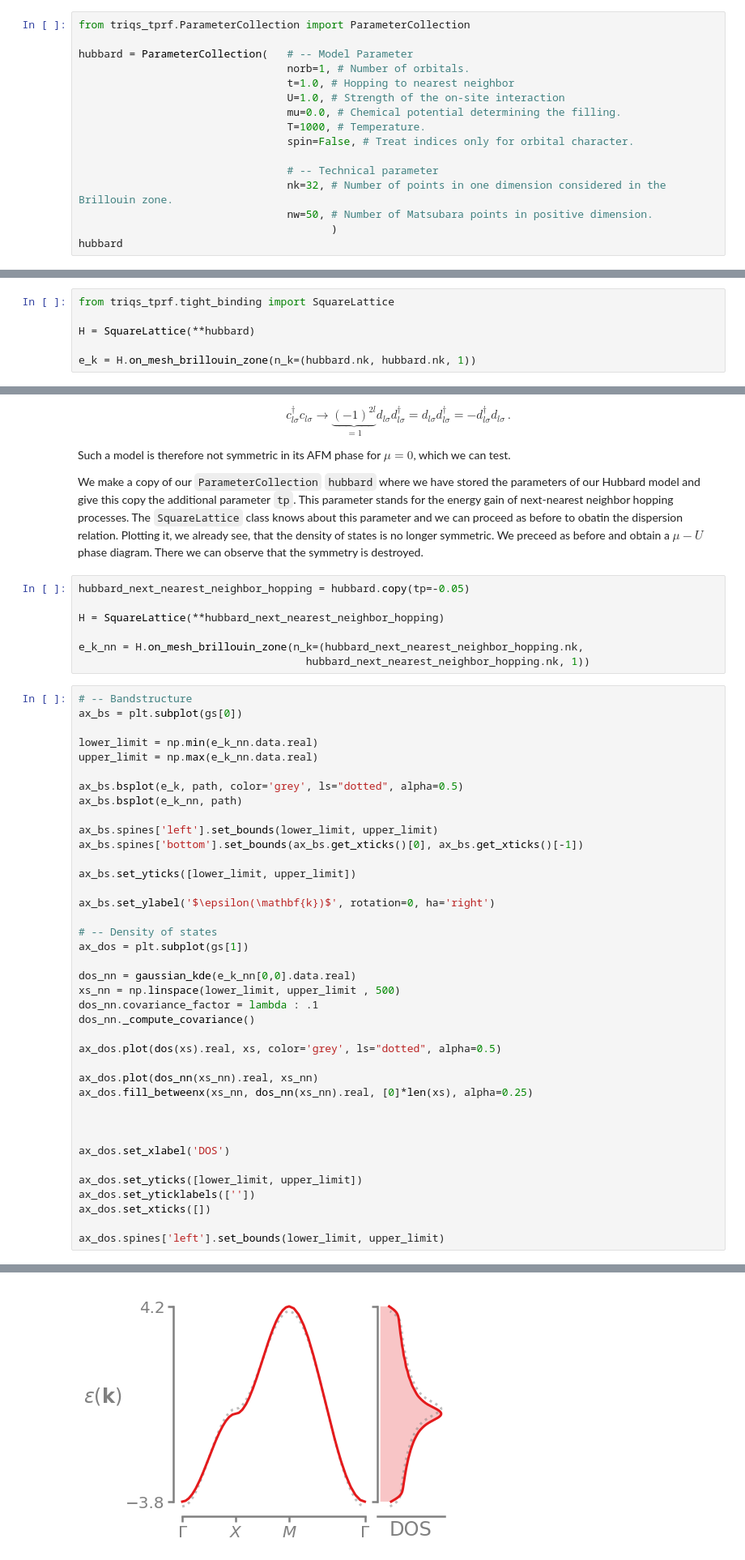
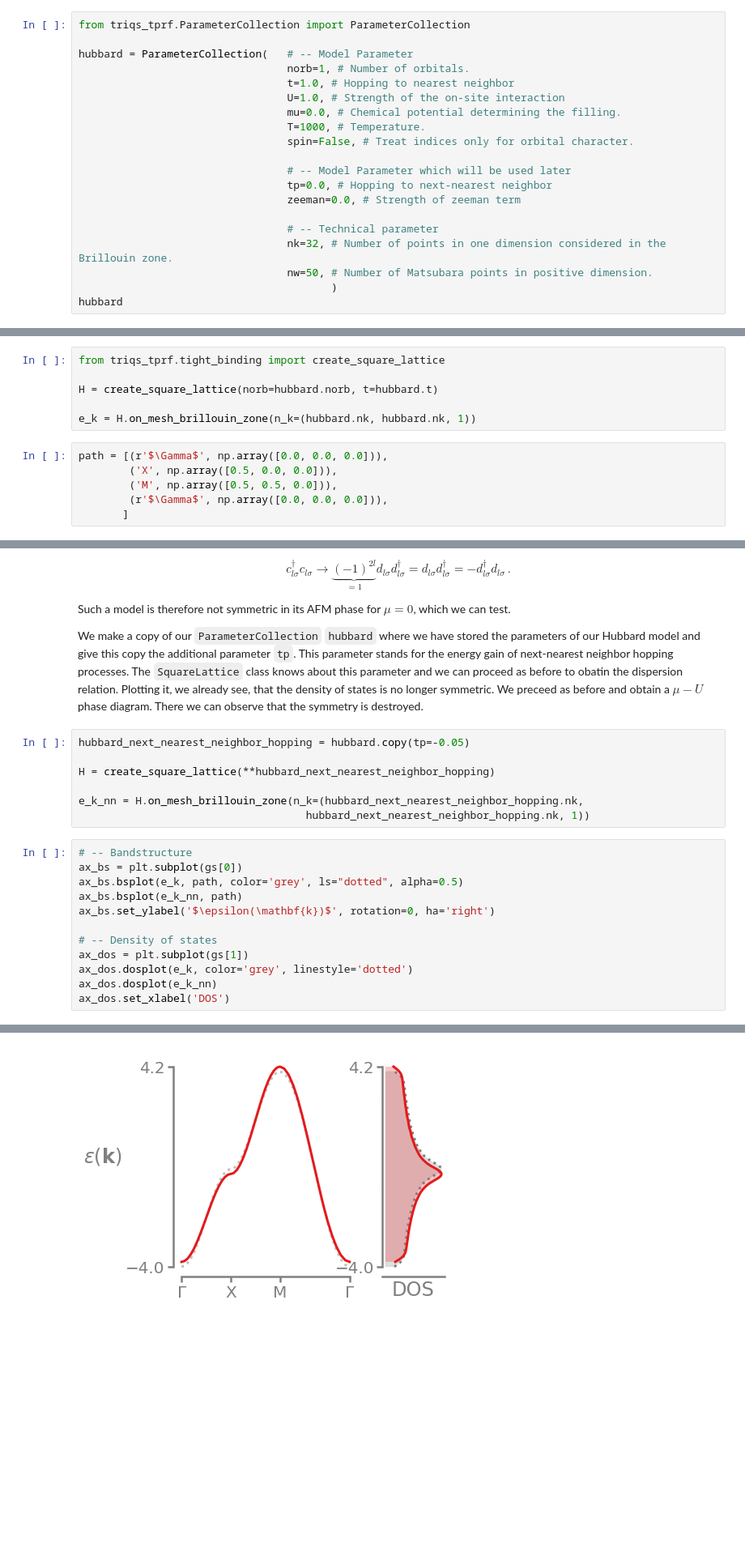
Before and after one commit to TRIQS/tprf, a Jupyter notebook: benchmark/eliashberg/particle_hole_transformation/PHT_Hubbard_Model.ipynb, the cells around one changed output, grey strips where cells are left out. Shown at 81% size. Drawn from its saved outputs; the diff is of its cells as text; blank space fills up the shorter version.

```diff
--- a/doc/user_guide/PHT_Hubbard_Model.ipynb
+++ b/benchmark/eliashberg/particle_hole_transformation/PHT_Hubbard_Model.ipynb
@@ -42,6 +42,10 @@ hubbard = ParameterCollection(   # -- Model Parameter
                                  T=1000, # Temperature.
                                  spin=False, # Treat indices only for orbital character.
 
+                                 # -- Model Parameter which will be used later
+                                 tp=0.0, # Hopping to next-nearest neighbor
+                                 zeeman=0.0, # Strength of zeeman term
+
                                  # -- Technical parameter
                                  nk=32, # Number of points in one dimension considered in the Brillouin zone.
                                  nw=50, # Number of Matsubara points in positive dimension.
@@ -65,8 +71,14 @@ The dispersion relation is stored in a `Gf` object and we can plot its bandstruc
 # %%
-from triqs_tprf.tight_binding import SquareLattice
+from triqs_tprf.tight_binding import create_square_lattice
 
-H = SquareLattice(**hubbard)
+H = create_square_lattice(norb=hubbard.norb, t=hubbard.t)
 
 e_k = H.on_mesh_brillouin_zone(n_k=(hubbard.nk, hubbard.nk, 1))
+# %%
+path = [(r'$\Gamma$', np.array([0.0, 0.0, 0.0])),
+        ('X', np.array([0.5, 0.0, 0.0])),
+        ('M', np.array([0.5, 0.5, 0.0])),
+        (r'$\Gamma$', np.array([0.0, 0.0, 0.0])),
+       ]
 # %%
 from matplotlib import gridspec
@@ -435,47 +416,20 @@ There we can observe that the symmetry is destroyed.
 # %%
 hubbard_next_nearest_neighbor_hopping = hubbard.copy(tp=-0.05)
 
-H = SquareLattice(**hubbard_next_nearest_neighbor_hopping)
+H = create_square_lattice(**hubbard_next_nearest_neighbor_hopping)
 
 e_k_nn = H.on_mesh_brillouin_zone(n_k=(hubbard_next_nearest_neighbor_hopping.nk,
                                     hubbard_next_nearest_neighbor_hopping.nk, 1))
 # %%
 # -- Bandstructure
 ax_bs = plt.subplot(gs[0])
-
-lower_limit = np.min(e_k_nn.data.real)
-upper_limit = np.max(e_k_nn.data.real)
-
 ax_bs.bsplot(e_k, path, color='grey', ls="dotted", alpha=0.5)
 ax_bs.bsplot(e_k_nn, path)
-
-ax_bs.spines['left'].set_bounds(lower_limit, upper_limit)
-ax_bs.spines['bottom'].set_bounds(ax_bs.get_xticks()[0], ax_bs.get_xticks()[-1])
-
-ax_bs.set_yticks([lower_limit, upper_limit])
-
 ax_bs.set_ylabel('$\epsilon(\mathbf{k})$', rotation=0, ha='right')
 
 # -- Density of states
 ax_dos = plt.subplot(gs[1])
-
-dos_nn = gaussian_kde(e_k_nn[0,0].data.real)
-xs_nn = np.linspace(lower_limit, upper_limit , 500)
-dos_nn.covariance_factor = lambda : .1
-dos_nn._compute_covariance()
-
-ax_dos.plot(dos(xs).real, xs, color='grey', ls="dotted", alpha=0.5)
-
-ax_dos.plot(dos_nn(xs_nn).real, xs_nn)
-ax_dos.fill_betweenx(xs_nn, dos_nn(xs_nn).real, [0]*len(xs), alpha=0.25)
-
-
-
+ax_dos.dosplot(e_k, color='grey', linestyle='dotted')
+ax_dos.dosplot(e_k_nn)
 ax_dos.set_xlabel('DOS')
-
-ax_dos.set_yticks([lower_limit, upper_limit])
-ax_dos.set_yticklabels([''])
-ax_dos.set_xticks([])
-
-ax_dos.spines['left'].set_bounds(lower_limit, upper_limit)
 # %% [output]
@@ -482,4 +437,4 @@ ax_dos.spines['left'].set_bounds(lower_limit, upper_limit)
-[figure, old version]
+[figure, new version]
 # %%
 %%capture
 
```
Also changed, not shown: parts of 14 cells of this notebook, 3 other files.
